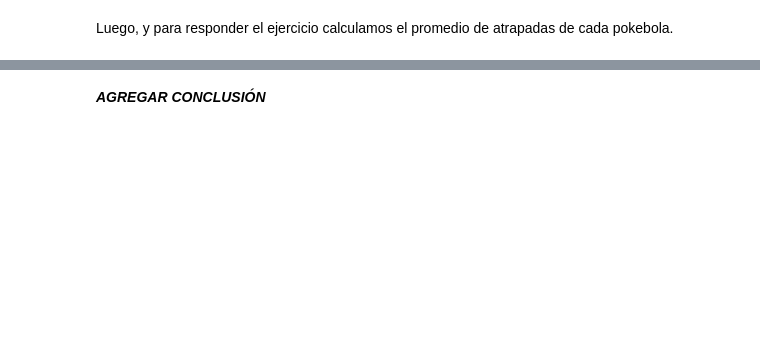
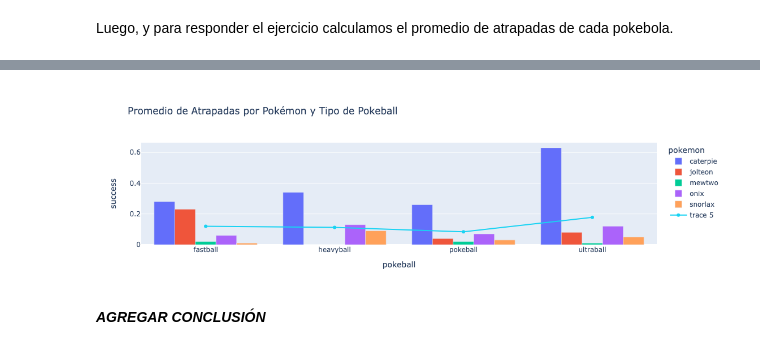
Before and after one commit to mdaneri98/SIA-TPS, a Jupyter notebook: TP0/Informe.ipynb, the cells around one changed output, grey strips where cells are left out. Saved outputs shown, nothing was run; the diff lists cells and outputs as text; code cells hidden in the pictures; blank space fills up the shorter version.

```diff
--- a/TP0/Informe.ipynb
+++ b/TP0/Informe.ipynb
@@ -71,0 +94,8 @@ media_por_pokeball
+# %%
+# Crear un gráfico de barras con Plotly Express
+fig = px.bar(media_por_pokeball_pokemon, x='pokeball', y='success', color='pokemon', barmode='group', title='Promedio de Atrapadas por Pokémon y Tipo de Pokeball')
+fig.add_trace(go.Scatter(x=media_por_pokeball['pokeball'], y=media_por_pokeball['success']))
+
+# Mostrar el gráfico
+fig.show()
+# %% [output]
@@ -72,2 +103,3 @@ media_por_pokeball
+[figure, added]
 # %% [markdown]
 ***AGREGAR CONCLUSIÓN***
```
Also changed, not shown: parts of 9 cells of this notebook.
